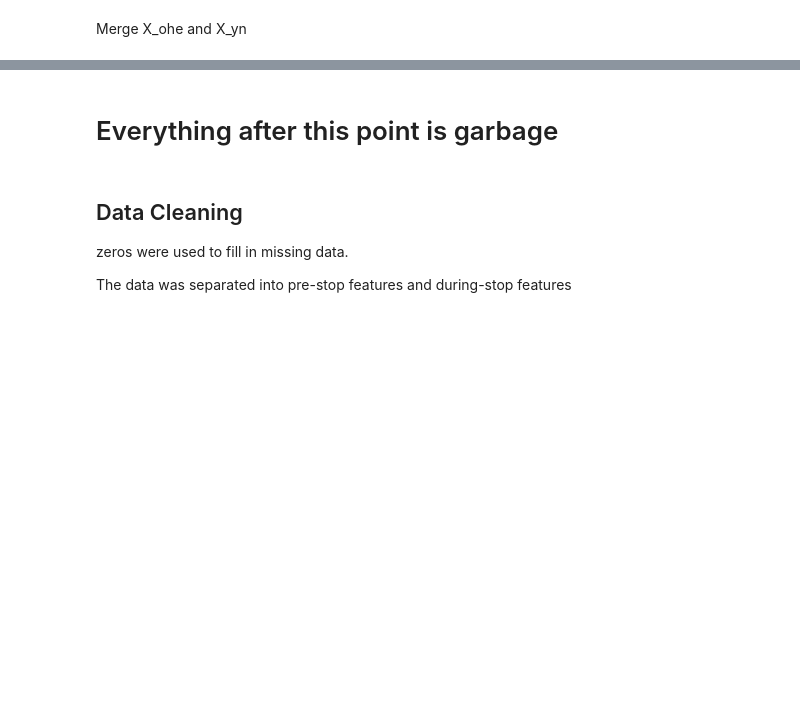
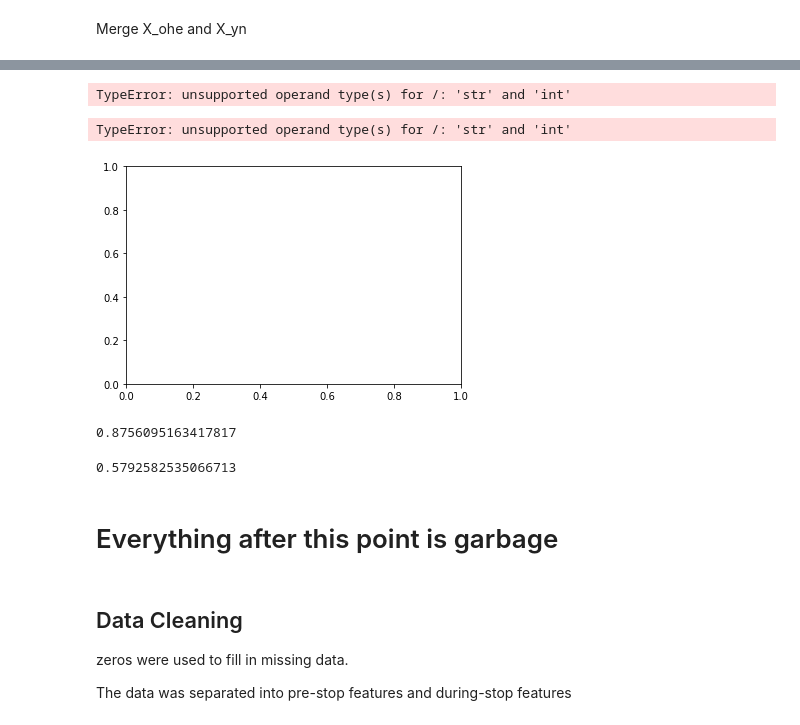
Before and after one commit to StevenDye/stop-and-frisk, a Jupyter notebook: SD_Notebook.ipynb, the cells around one changed output, grey strips where cells are left out. Saved outputs shown, nothing was run; the diff lists cells and outputs as text; code cells hidden in the pictures; blank space fills up the shorter version.

```diff
--- a/SD_Notebook.ipynb
+++ b/SD_Notebook.ipynb
@@ -142,0 +179,9 @@ rf_feature_df.T
+# %%
+sns.barplot(x='sex', data=X_category, color="b")
+# %% [output]
+TypeError: unsupported operand type(s) for /: 'str' and 'int'
+# %%
+sns.distplot(X_category['sex'])
+# %% [output]
+TypeError: unsupported operand type(s) for /: 'str' and 'int'
+[figure, added]
@@ -143,3 +190,9 @@ rf_feature_df.T
+# %%
+print(balanced_accuracy_score(lgsplit['y_train'], lg.predict(lgsplit['X_train'])))
+balanced_accuracy_score(lgsplit['y_test'], lg.predict(lgsplit['X_test']))
+# %% [output]
+0.8756095163417817
+0.5792582535066713
 # %% [markdown]
 # Everything after this point is garbage
 # %% [markdown]
```
Also changed, not shown: parts of 19 cells of this notebook, 1 other file.
